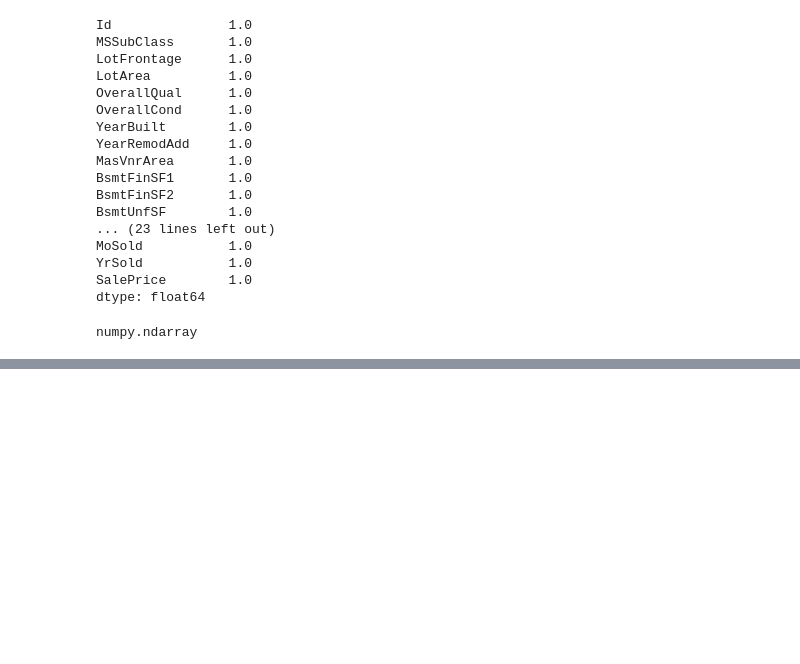
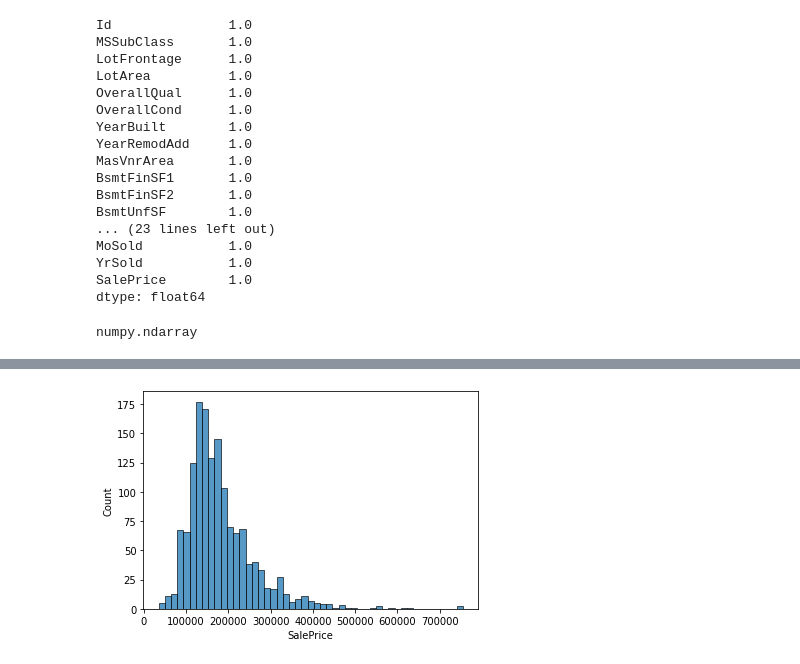
Before and after one commit to princeyyadav/CB-LV-PY-Oct21, a Jupyter notebook: DS/19 EDA/19 EDA.ipynb, the cells around one changed output, grey strips where cells are left out. Cells and saved outputs as stored; diff of their text form; code cells hidden in the pictures; blank space fills up the shorter version.

```diff
--- a/DS/19 EDA/19 EDA.ipynb
+++ b/DS/19 EDA/19 EDA.ipynb
@@ -281,0 +415,6 @@ numpy.ndarray
+# %%
+## Distribution of SalePrice
+sns.histplot(data['SalePrice'])
+plt.show()
+# %% [output]
+[figure, added]
```
Also changed, not shown: parts of 60 cells of this notebook.
